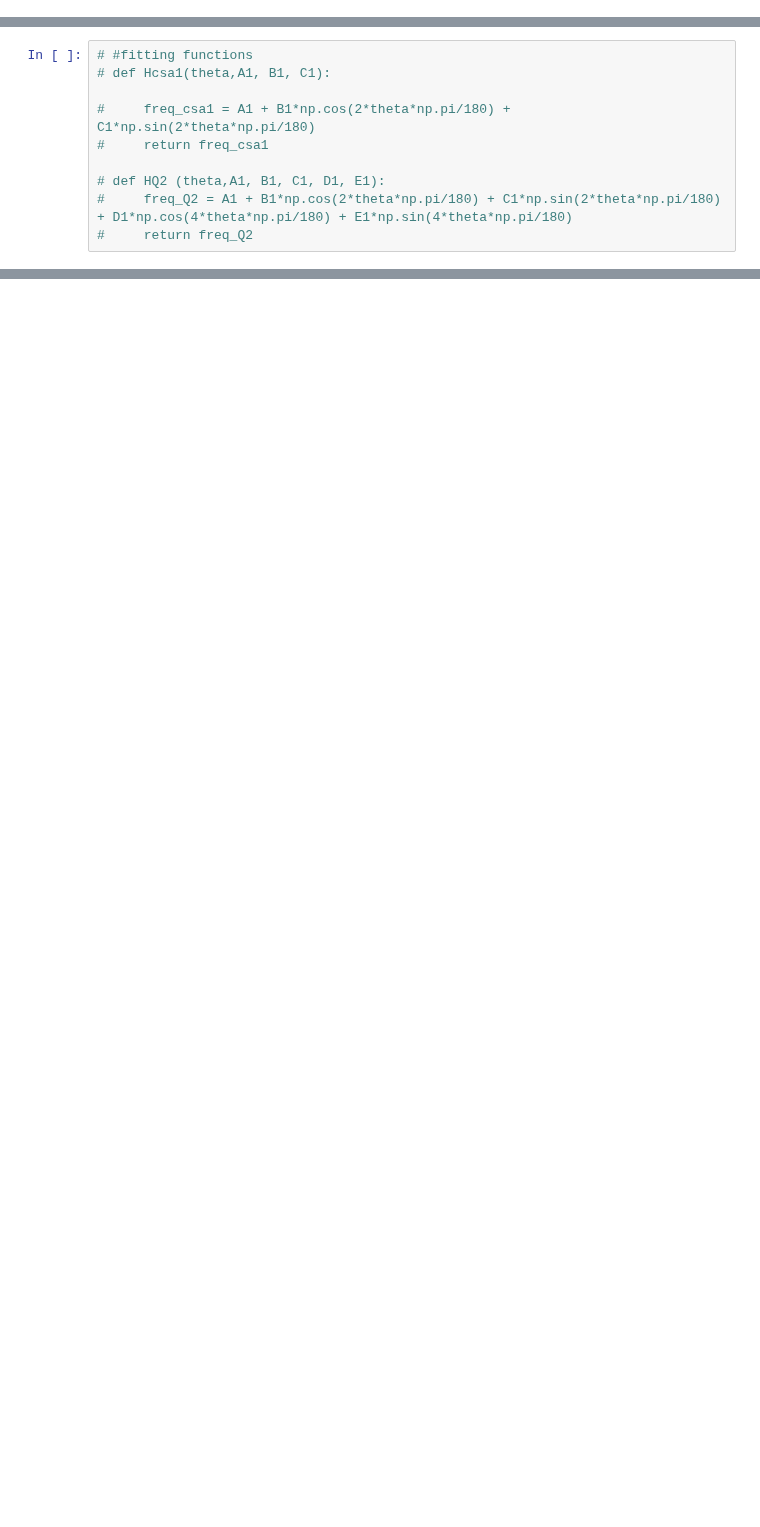
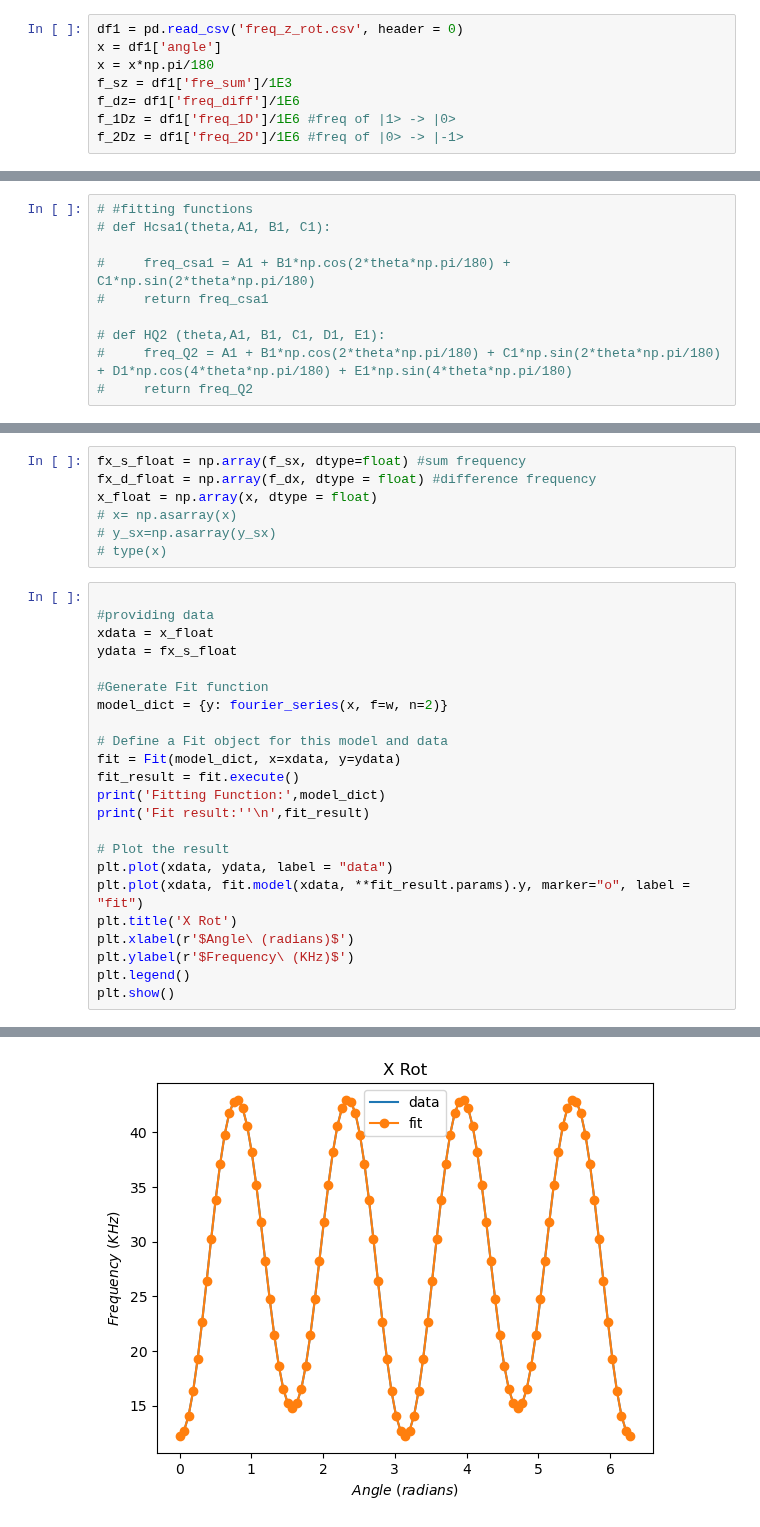
Before and after one commit to AstrobioShiva/Script_project, a Jupyter notebook: Python/Plotting/fourier_fit.ipynb, the cells around one changed output, grey strips where cells are left out. Saved outputs shown, nothing was run; the diff lists cells and outputs as text; blank space fills up the shorter version.

Commit message:
provided fit function to individual dataset

```diff
--- a/Python/Plotting/fourier_fit.ipynb
+++ b/Python/Plotting/fourier_fit.ipynb
@@ -30,0 +35,8 @@ plt.plot(x_float, y_float)
+# %%
+df1 = pd.read_csv('freq_z_rot.csv', header = 0)
+x = df1['angle']
+x = x*np.pi/180
+f_sz = df1['fre_sum']/1E3
+f_dz= df1['freq_diff']/1E6
+f_1Dz = df1['freq_1D']/1E6 #freq of |1> -> |0>
+f_2Dz = df1['freq_2D']/1E6 #freq of |0> -> |-1>
@@ -65,0 +132,31 @@ print(model_dict)
+# %%
+fx_s_float = np.array(f_sx, dtype=float) #sum frequency
+fx_d_float = np.array(f_dx, dtype = float) #difference frequency
+x_float = np.array(x, dtype = float)
+# x= np.asarray(x)
+# y_sx=np.asarray(y_sx)
+# type(x)
+# %%
+
+#providing data
+xdata = x_float
+ydata = fx_s_float
+
+#Generate Fit function
+model_dict = {y: fourier_series(x, f=w, n=2)}
+
+# Define a Fit object for this model and data
+fit = Fit(model_dict, x=xdata, y=ydata)
+fit_result = fit.execute()
+print('Fitting Function:',model_dict)
+print('Fit result:''\n',fit_result)
+
+# Plot the result
+plt.plot(xdata, ydata, label = "data")
+plt.plot(xdata, fit.model(xdata, **fit_result.params).y, marker="o", label = "fit")
+plt.title('X Rot')
+plt.xlabel(r'$Angle\ (radians)$')
+plt.ylabel(r'$Frequency\ (KHz)$')
+plt.legend()
+plt.show()
+# %% [output]
@@ -65,0 +182 @@ print(model_dict)
+[figure, added]
```
Also changed, not shown: parts of 35 cells of this notebook.
